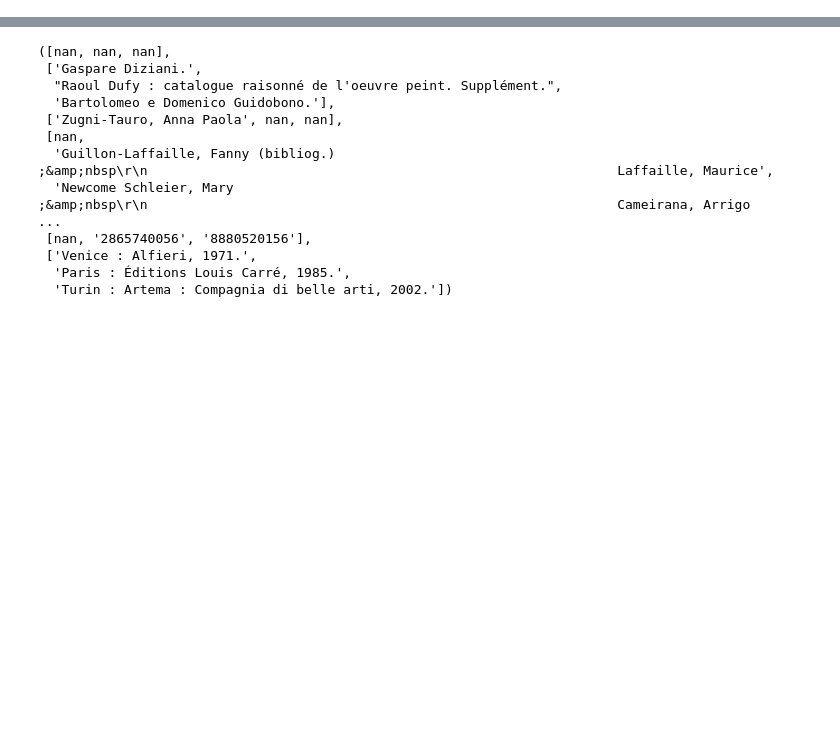
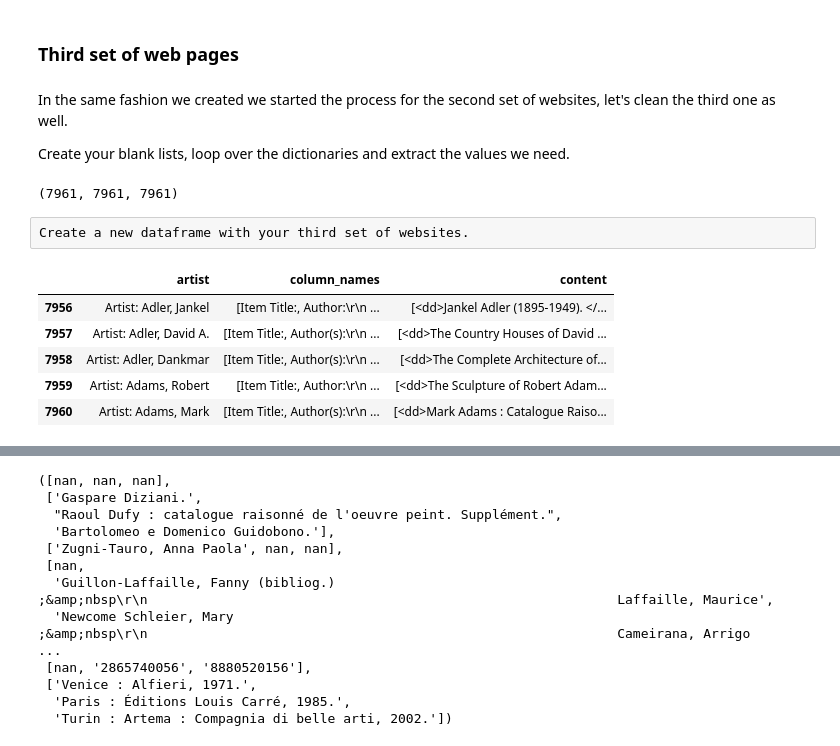
Before and after one commit to ramonprz01/art-auction, a Jupyter notebook: cleaning_part.ipynb, the cells around one changed output, grey strips where cells are left out. Cells and saved outputs as stored; diff of their text form; code cells hidden in the pictures; blank space fills up the shorter version.

```diff
--- a/cleaning_part.ipynb
+++ b/cleaning_part.ipynb
@@ -342,0 +203,18 @@ gen_columns(series = dataset.col_names_content, name = 'Public Note:', new_list
+# %%
+# Clean the box
+
+box_new = []
+
+for i in page_two.box_info:
+    tempora = []
+    if i != 'nan':
+        for s in i:
+            gen = s.strip() # remove the whitespace
+            tempora.append(gen) # append to new list
+        join_them = list(filter(None, tempora)) # clear the blank elements from the box info
+        box_new.append(join_them) # append clean list to list
+    else:
+        box_new.append(np.nan) # if element is null append nan to the list
+
+
+len(box_new), box_new[59:100]
@@ -342,0 +251,42 @@ gen_columns(series = dataset.col_names_content, name = 'Public Note:', new_list
+# %% [markdown]
+### Third set of web pages
+# %% [markdown]
+In the same fashion we created we started the process for the second set of websites, let's clean the third one as well.
+
+Create your blank lists, loop over the dictionaries and extract the values we need.
+# %%
+# Create your lists
+
+artist_two = []
+column_names = []
+content = []
+
+# Loop over each dictionary
+
+for i in second_part:
+    if 'artist_two' in i.keys(): # find the key in the dictionary
+        artist_two.append(i['artist_two']) # match the corresponding values to each list
+        column_names.append(i['column_names'])
+        content.append(i['content'])
+    else:
+        artist_two.append(np.nan) # if null append np.nan to your lists
+        column_names.append(np.nan)
+        content.append(np.nan)
+
+# Check that the lenght matches
+len(artist_two), len(column_names), len(content)
+# %% [output]
+(7961, 7961, 7961)
+# %% [raw]
+Create a new dataframe with your third set of websites.
+# %%
+page_three = pd.DataFrame(list(zip(artist_two, column_names, content)),
+                         columns = ['artist', 'column_names', 'content'])
+page_three.tail() # check the lenght and the content of the dataframe
+# %% [output]
+|  | artist | column_names | content |
+| 7956 | Artist: Adler, Jankel | [Item Title:, Author:\r\n ... | [<dd>Jankel Adler (1895-1949). </... |
+| 7957 | Artist: Adler, David A. | [Item Title:, Author(s):\r\n ... | [<dd>The Country Houses of David ... |
+| 7958 | Artist: Adler, Dankmar | [Item Title:, Author(s):\r\n ... | [<dd>The Complete Architecture of... |
+| 7959 | Artist: Adams, Robert | [Item Title:, Author:\r\n ... | [<dd>The Sculpture of Robert Adam... |
+| 7960 | Artist: Adams, Mark | [Item Title:, Author(s):\r\n ... | [<dd>Mark Adams : Catalogue Raiso... |
```
Also changed, not shown: parts of 98 cells of this notebook, 20 other files.
